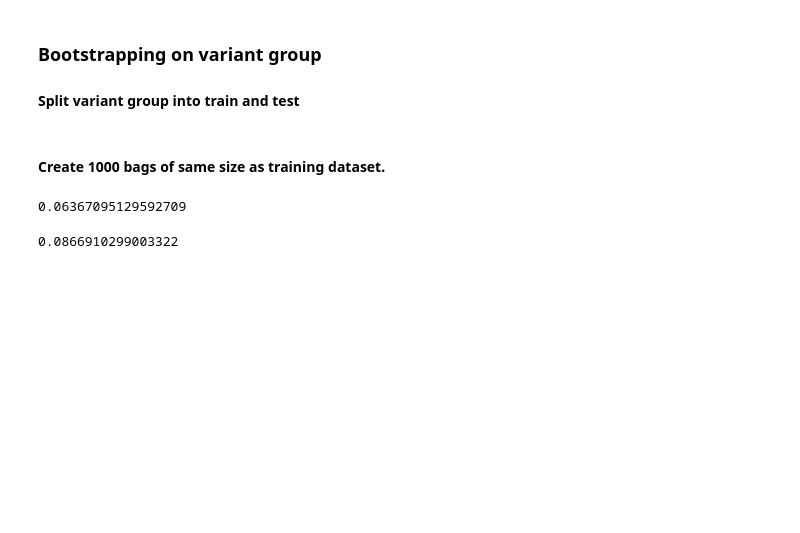
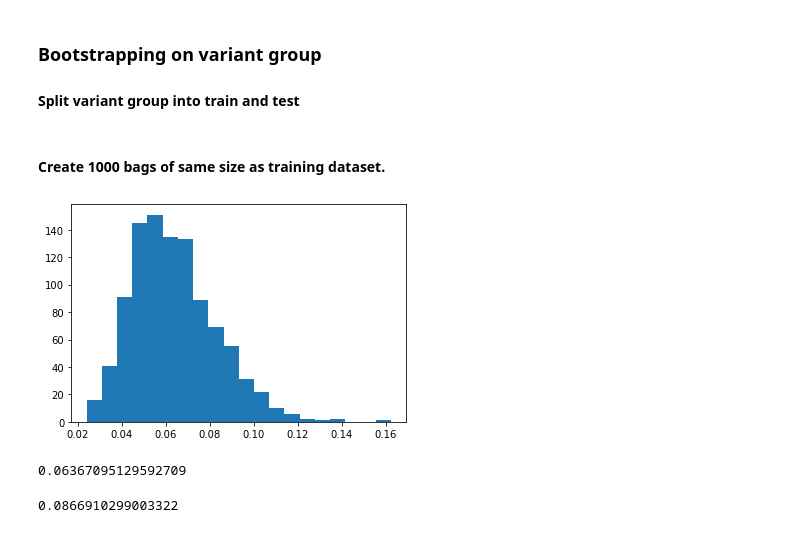
Before and after one commit to BrooksDiwu/bootstrapping_comm, a Jupyter notebook: BOOTSTRAPPING.ipynb, the cells around one changed output. Drawn from its saved outputs; the diff is of its cells as text; code cells hidden in the pictures; blank space fills up the shorter version.

```diff
--- a/BOOTSTRAPPING.ipynb
+++ b/BOOTSTRAPPING.ipynb
@@ -85,6 +85,12 @@ for i in range(1000):
     y = random.choices(variant_train.tolist(), k=len(variant_train))
     mean = np.mean(y)
     variant_sample_mean.append(mean)
+# %%
+fig, ax = plt.subplots(figsize=(6, 4))
+plt.hist(variant_sample_mean, bins=20)
+plt.show()
+# %% [output]
+[figure, added]
 # %%
 np.mean(variant_sample_mean)
 # %% [output]
```
Also changed, not shown: parts of 10 cells of this notebook.
